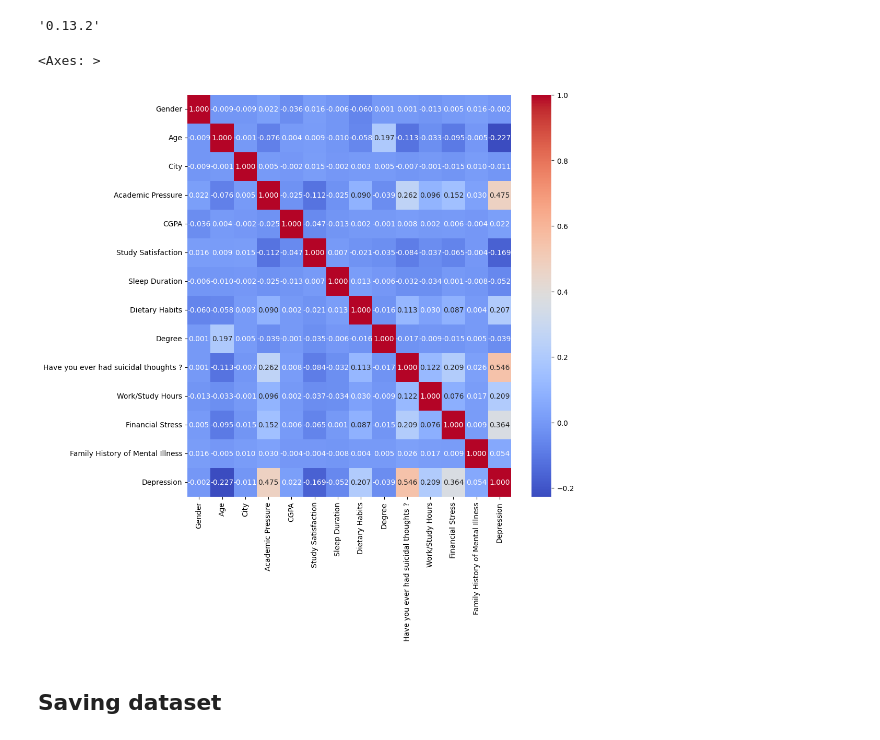
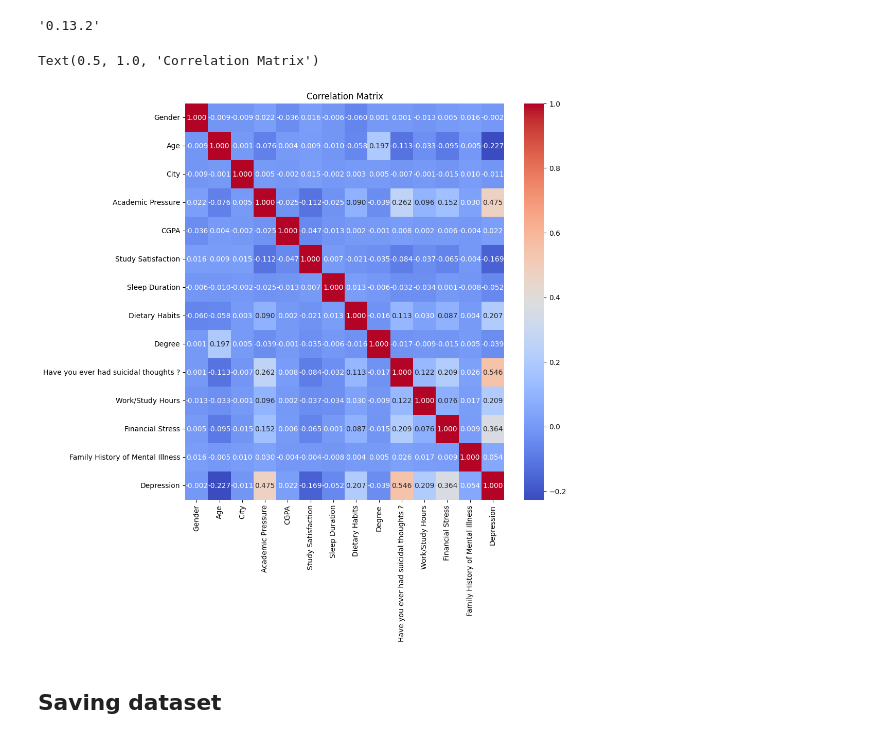
Before and after one commit to smendes2901/Student-Depression-Classification, a Jupyter notebook: EDA.ipynb, the cells around one changed output. Drawn from its saved outputs; the diff is of its cells as text; code cells hidden in the pictures.

```diff
--- a/EDA.ipynb
+++ b/EDA.ipynb
@@ -16,0 +49,3 @@ data.shape
+# %%
+data.drop_duplicates(inplace=True)
+data.shape
@@ -273,10 +310,11 @@ sns.__version__
 # %%
 corr = data.corr()
 plt.figure(figsize=(10, 10))  # Adjust the figure size as needed
 sns.heatmap(data=corr, annot=True, cmap='coolwarm', fmt=".3f")
+plt.title("Correlation Matrix")
 # %% [output]
-<Axes: >
+Text(0.5, 1.0, 'Correlation Matrix')
-[figure, old version]
+[figure, new version]
 # %%
 X = data.drop(["Depression"], axis=1)
 y = data["Depression"]
```
Also changed, not shown: parts of 10 cells of this notebook.
